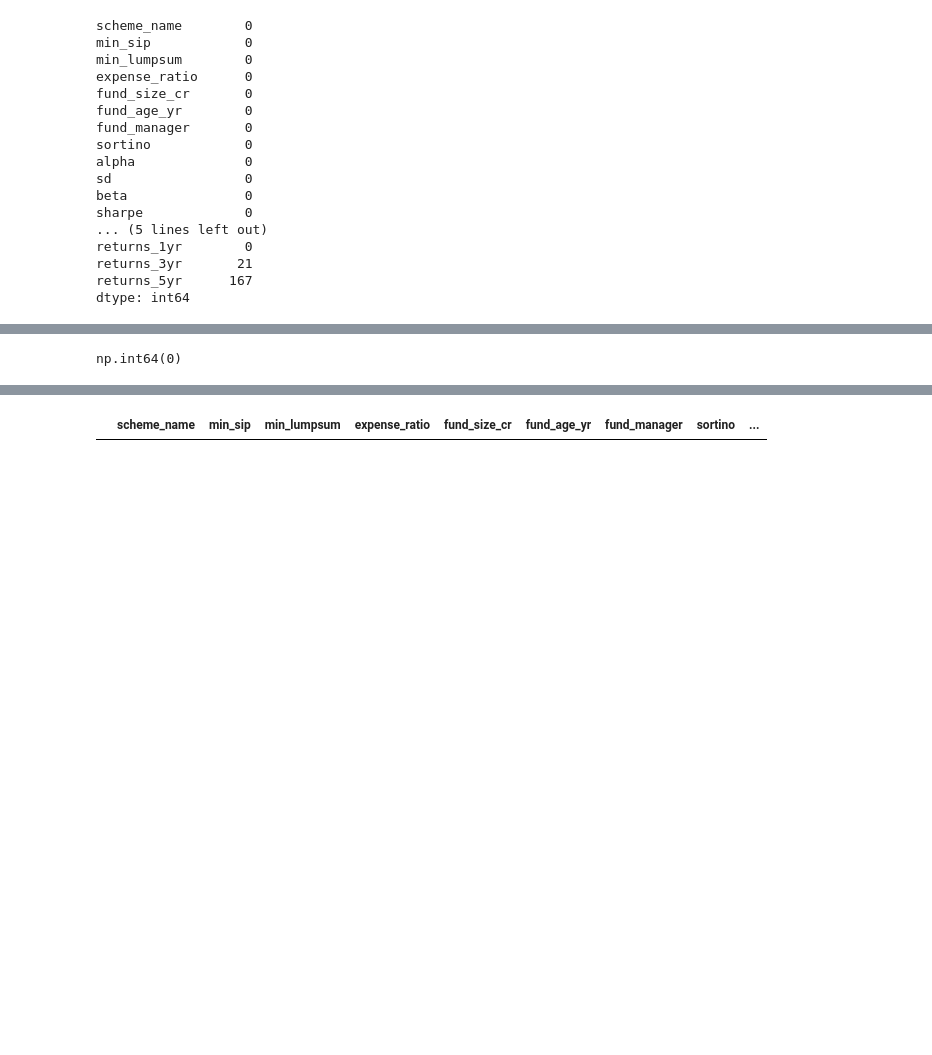
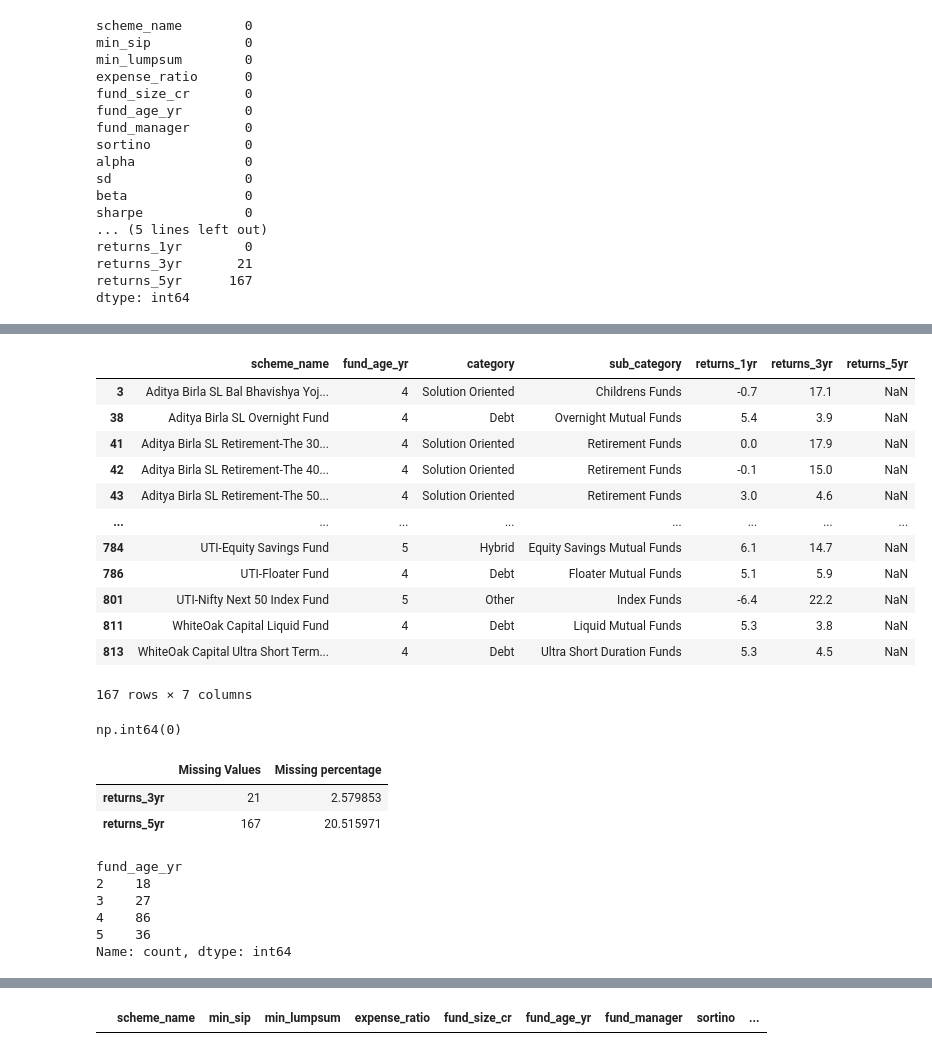
Before and after one commit to shakti-mankar/Data_Analyst_internship_projects, a Jupyter notebook: First_Project/Stage_1_Data_cleaning/Mutual_Fund_Analysis.ipynb, the cells around one changed output, grey strips where cells are left out. Drawn from its saved outputs; the diff is of its cells as text; code cells hidden in the pictures; blank space fills up the shorter version.

Commit message:
Cheching the data quality

```diff
--- a/First_Project/Stage_1_Data_cleaning/Mutual_Fund_Analysis.ipynb
+++ b/First_Project/Stage_1_Data_cleaning/Mutual_Fund_Analysis.ipynb
@@ -136,6 +162,54 @@ dtype: int64
+# %%
+# step 3 missing values analysis for return_5yr
+
+df[df['returns_5yr'].isnull()][
+    ['scheme_name','fund_age_yr','category','sub_category','returns_1yr','returns_3yr','returns_5yr']
+]
+# %% [output]
+|  | scheme_name | fund_age_yr | category | sub_category | returns_1yr | returns_3yr | returns_5yr |
+| 3 | Aditya Birla SL Bal Bhavishya Yoj... | 4 | Solution Oriented | Childrens Funds | -0.7 | 17.1 | NaN |
+| 38 | Aditya Birla SL Overnight Fund | 4 | Debt | Overnight Mutual Funds | 5.4 | 3.9 | NaN |
+| 41 | Aditya Birla SL Retirement-The 30... | 4 | Solution Oriented | Retirement Funds | 0.0 | 17.9 | NaN |
+| 42 | Aditya Birla SL Retirement-The 40... | 4 | Solution Oriented | Retirement Funds | -0.1 | 15.0 | NaN |
+| 43 | Aditya Birla SL Retirement-The 50... | 4 | Solution Oriented | Retirement Funds | 3.0 | 4.6 | NaN |
+| ... | ... | ... | ... | ... | ... | ... | ... |
+| 784 | UTI-Equity Savings Fund | 5 | Hybrid | Equity Savings Mutual Funds | 6.1 | 14.7 | NaN |
+| 786 | UTI-Floater Fund | 4 | Debt | Floater Mutual Funds | 5.1 | 5.9 | NaN |
+| 801 | UTI-Nifty Next 50 Index Fund | 5 | Other | Index Funds | -6.4 | 22.2 | NaN |
+| 811 | WhiteOak Capital Liquid Fund | 4 | Debt | Liquid Mutual Funds | 5.3 | 3.8 | NaN |
+| 813 | WhiteOak Capital Ultra Short Term... | 4 | Debt | Ultra Short Duration Funds | 5.3 | 4.5 | NaN |
+167 rows × 7 columns
 # %%
 # duplicates
 
 df.duplicated().sum()
 # %% [output]
 np.int64(0)
+# %%
+# Calculate missing percentages
+
+missing_count = df.isnull().sum()
+
+missing_percentage = (missing_count / len(df)) * 100
+
+missing_summary = pd.DataFrame({
+    'Missing Values' : missing_count,
+    'Missing percentage' : missing_percentage
+})
+
+missing_summary[missing_summary['Missing Values'] > 0 ]
+# %% [output]
+|  | Missing Values | Missing percentage |
+| returns_3yr | 21 | 2.579853 |
+| returns_5yr | 167 | 20.515971 |
+# %%
+#the age of funds with missing 5-year returns
+
+df[df['returns_5yr'].isnull()]['fund_age_yr'].value_counts().sort_index()
+# %% [output]
+fund_age_yr
+2    18
+3    27
+4    86
+5    36
+Name: count, dtype: int64
```
Also changed, not shown: parts of 10 cells of this notebook.
